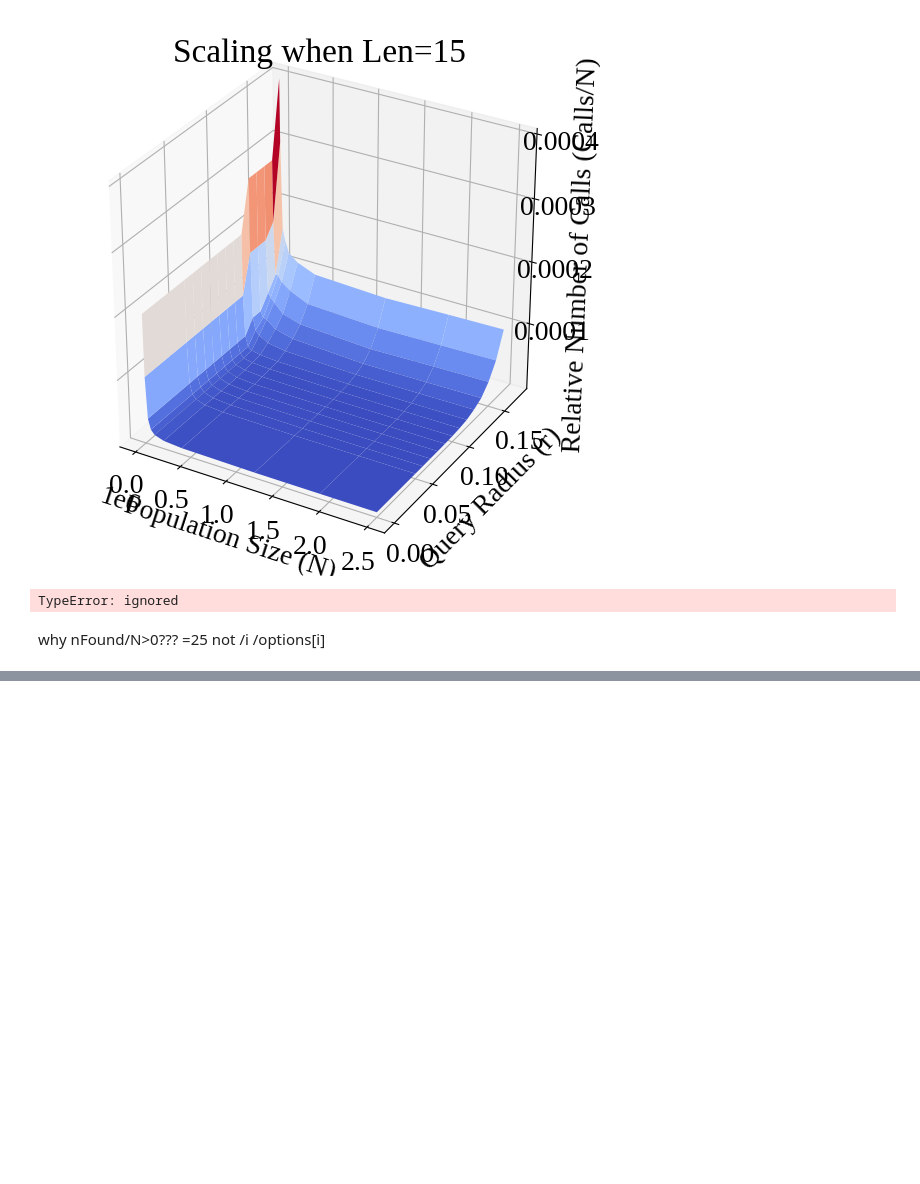
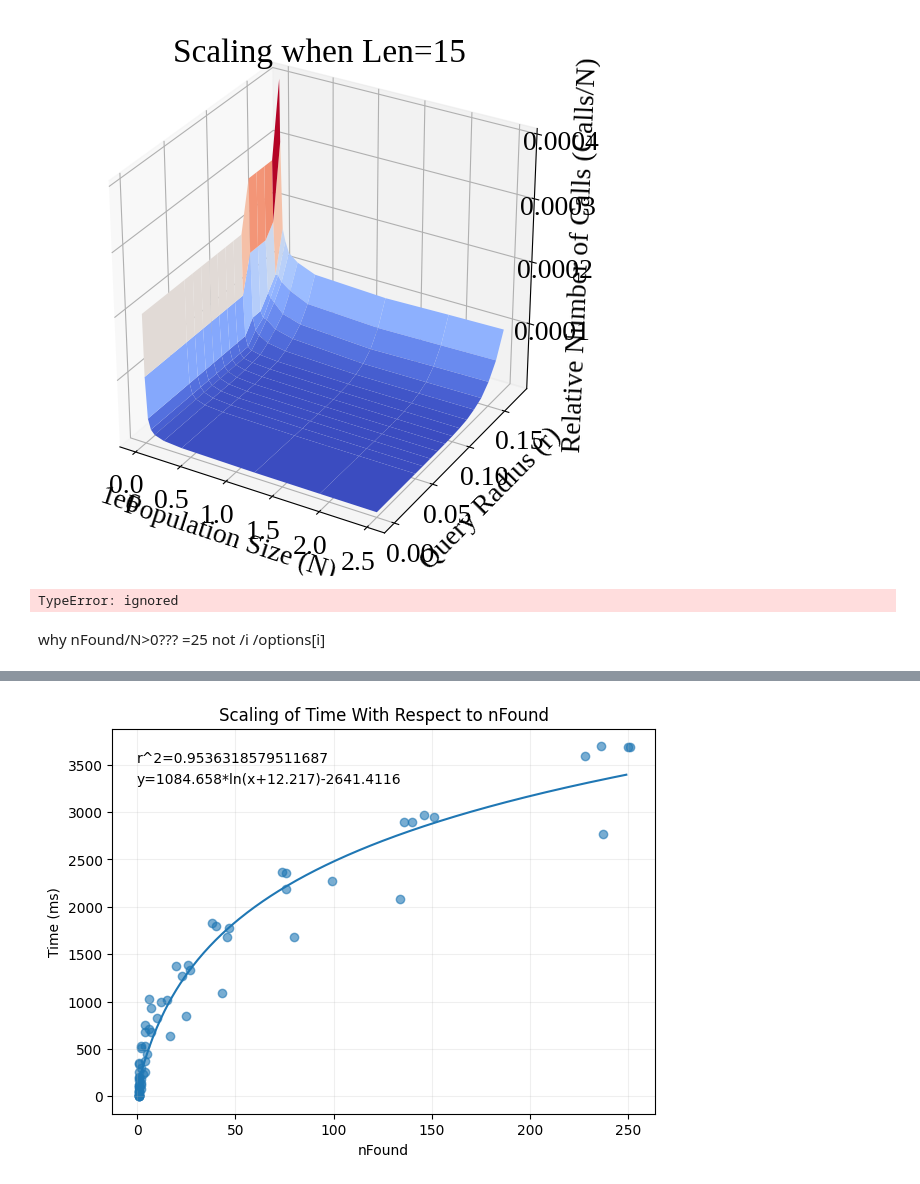
Before and after one commit to weathon/dating-app-pub, a Jupyter notebook: Data.ipynb, the cells around one changed output, grey strips where cells are left out. Cells and saved outputs as stored; diff of their text form; code cells hidden in the pictures; blank space fills up the shorter version.

```diff
--- a/Data.ipynb
+++ b/Data.ipynb
@@ -312,0 +263,31 @@ pylab.scatter(f["len"],f["Time"])
+# %%
+def fun(x, a, b, c):
+  return b*np.log(x+a)+c
+
+pylab.style.use("default")
+pylab.rcParams["figure.figsize"] = (7,5)
+
+f = filter(len=15, N=2500000)
+pylab.scatter(f["nFound"],f["Time"], alpha=0.6)
+pylab.grid(alpha=0.2)
+
+from sklearn.metrics import r2_score
+from scipy.optimize import curve_fit
+popt, pcov = curve_fit(fun, f["nFound"],f["Time"])
+y_pred = fun(f["nFound"], *popt)
+r2= r2_score(f["Time"], y_pred)
+Xs = np.arange(0,250)
+pylab.plot(Xs, fun(Xs, *popt))
+# https://stackoverflow.com/questions/19189362/getting-the-r-squared-value-using-curve-fit
+
+
+pylab.text(0, 3520, f"r^2={round(r2,45)}")
+popt = [round(i, 4) for i in popt]
+pylab.text(0, 3300, f"y={popt[1]}*ln(x+{popt[0]}){popt[2]}")
+pylab.title("Scaling of Time With Respect to nFound")
+pylab.xlabel("nFound")
+pylab.ylabel("Time (ms)")
+
+pylab.savefig('fig2.png', dpi=500)
+# %% [output]
+[figure, added]
```
Also changed, not shown: parts of 9 cells of this notebook.
